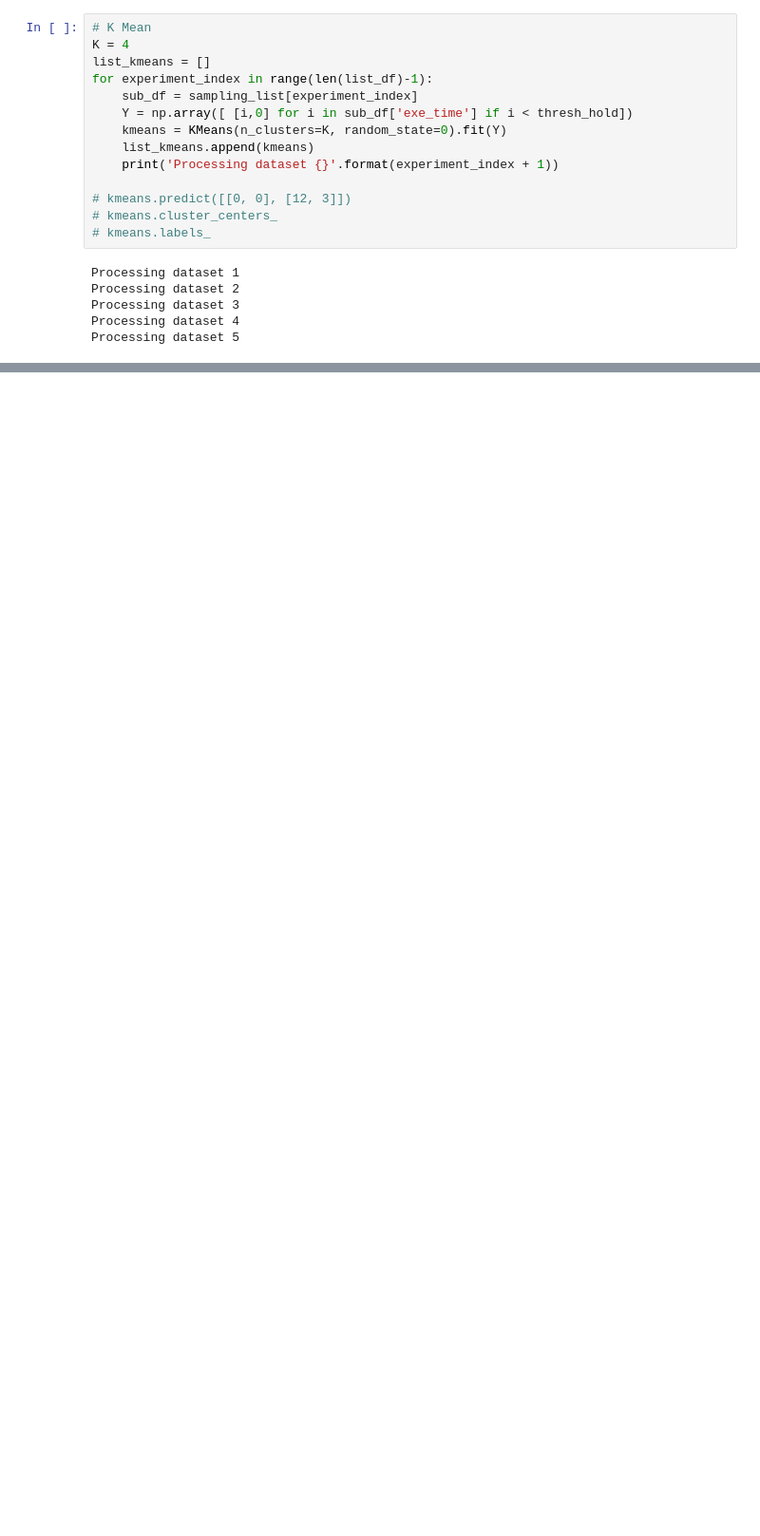
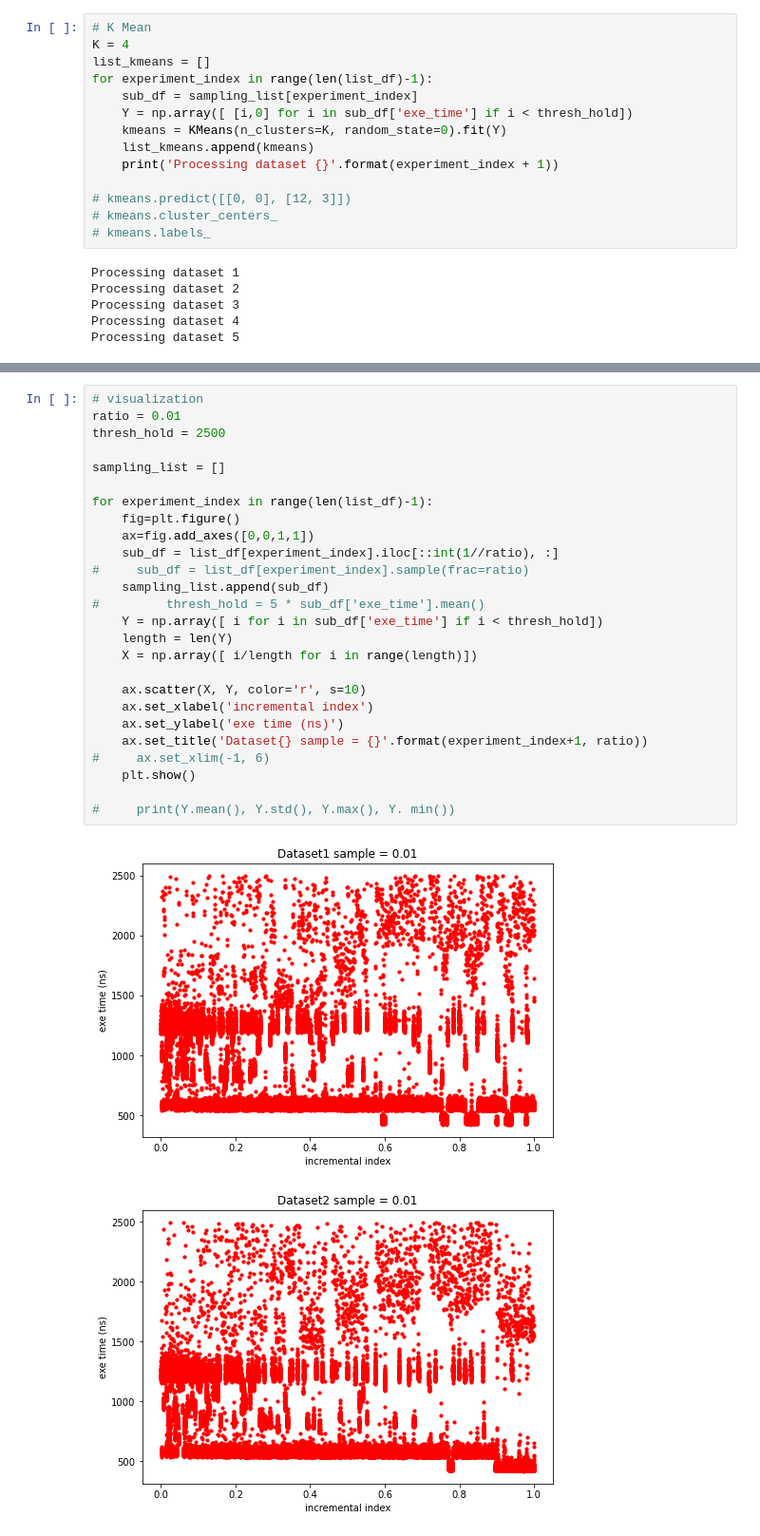
Before and after one commit to JinLabIIT/SEQUENCE-GO, a Jupyter notebook: data analysis/data analysis.ipynb, the cells around one changed output, grey strips where cells are left out. Shown: that part at 95% size. Saved outputs shown, nothing was run; the diff lists cells and outputs as text; blank space fills up the shorter version.

```diff
--- a/data analysis/data analysis.ipynb
+++ b/data analysis/data analysis.ipynb
@@ -167,0 +198,29 @@ for experiment_index in range(len(list_df)-1):
+# %%
+# visualization
+ratio = 0.01
+thresh_hold = 2500
+
+sampling_list = []
+
+for experiment_index in range(len(list_df)-1):
+    fig=plt.figure()
+    ax=fig.add_axes([0,0,1,1])
+    sub_df = list_df[experiment_index].iloc[::int(1//ratio), :]
+#     sub_df = list_df[experiment_index].sample(frac=ratio)
+    sampling_list.append(sub_df)
+#         thresh_hold = 5 * sub_df['exe_time'].mean()
+    Y = np.array([ i for i in sub_df['exe_time'] if i < thresh_hold])
+    length = len(Y)
+    X = np.array([ i/length for i in range(length)])
+
+    ax.scatter(X, Y, color='r', s=10)
+    ax.set_xlabel('incremental index')
+    ax.set_ylabel('exe time (ns)')
+    ax.set_title('Dataset{} sample = {}'.format(experiment_index+1, ratio))
+#     ax.set_xlim(-1, 6)
+    plt.show()
+
+#     print(Y.mean(), Y.std(), Y.max(), Y. min())
+# %% [output]
+[figure, added]
+[figure, added]
```
Also changed, not shown: parts of 7 cells of this notebook.
